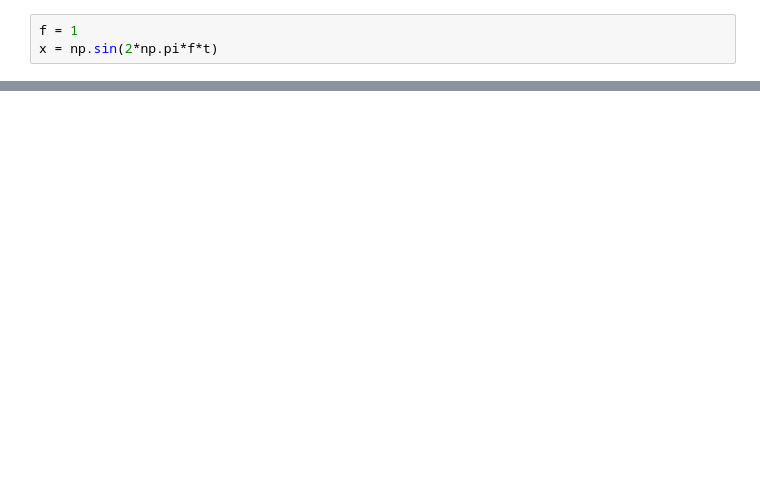
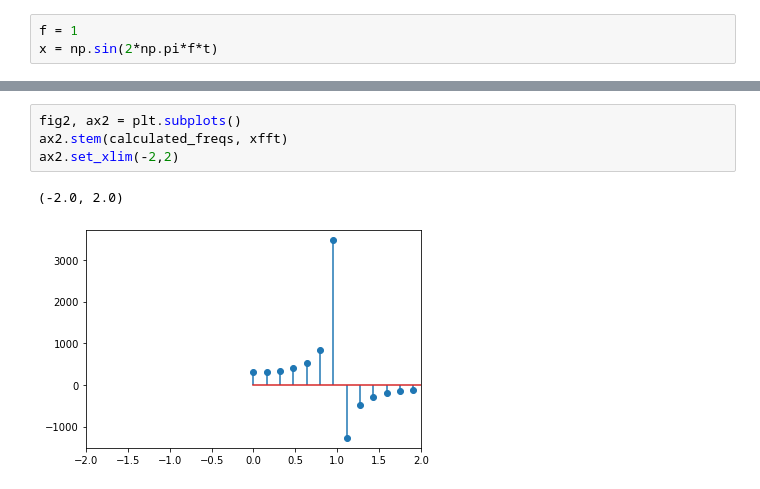
Before and after one commit to sthandi1/highspeed, a Jupyter notebook: conversion_testing.ipynb, the cells around one changed output, grey strips where cells are left out. Drawn from its saved outputs; the diff is of its cells as text; blank space fills up the shorter version.

```diff
--- a/conversion_testing.ipynb
+++ b/conversion_testing.ipynb
@@ -33,0 +37,7 @@ ax1.set_xlim(-2,2)
+# %%
+fig2, ax2 = plt.subplots()
+ax2.stem(calculated_freqs, xfft)
+ax2.set_xlim(-2,2)
+# %% [output]
+(-2.0, 2.0)
+[figure, added]
```
Also changed, not shown: parts of 21 cells of this notebook, 1 other file.
